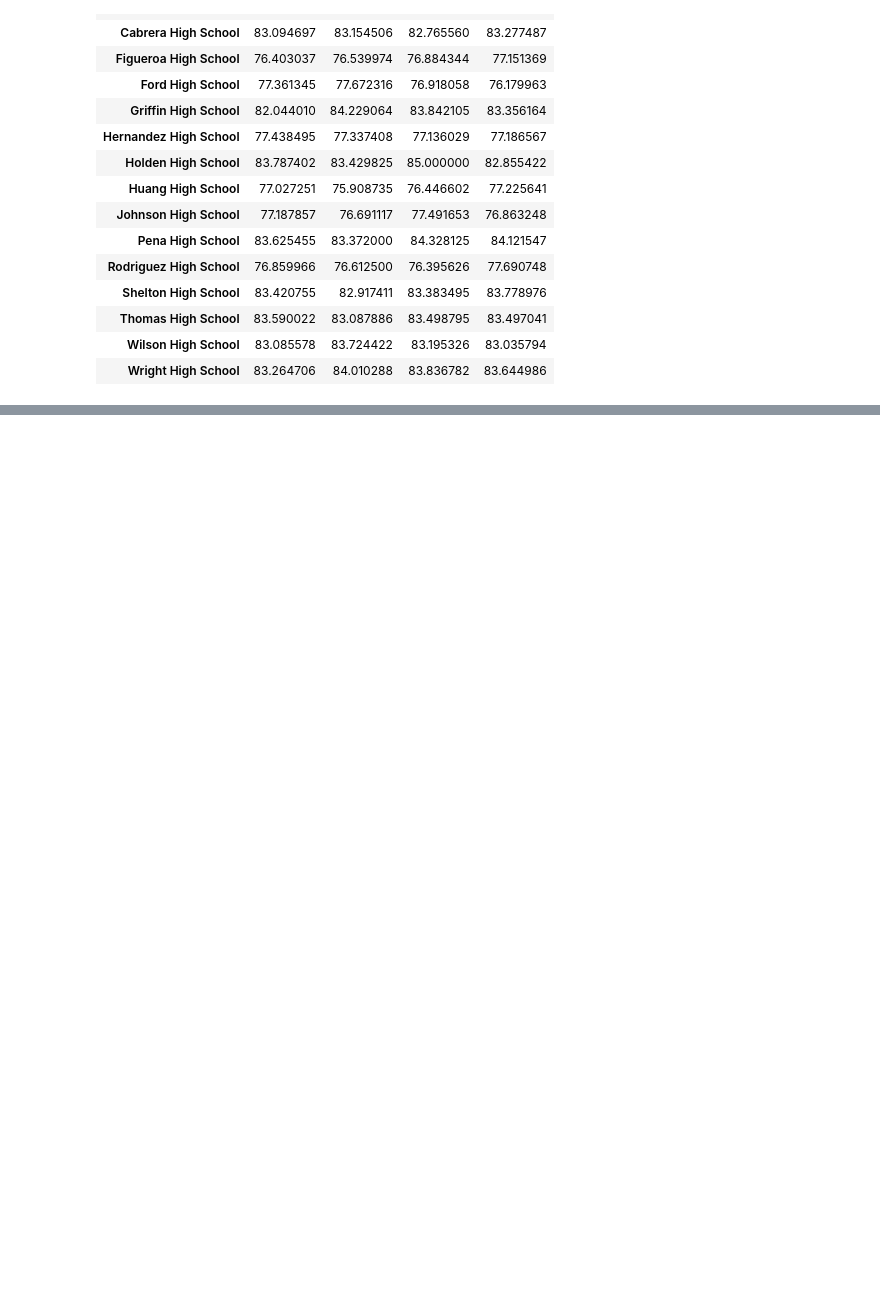
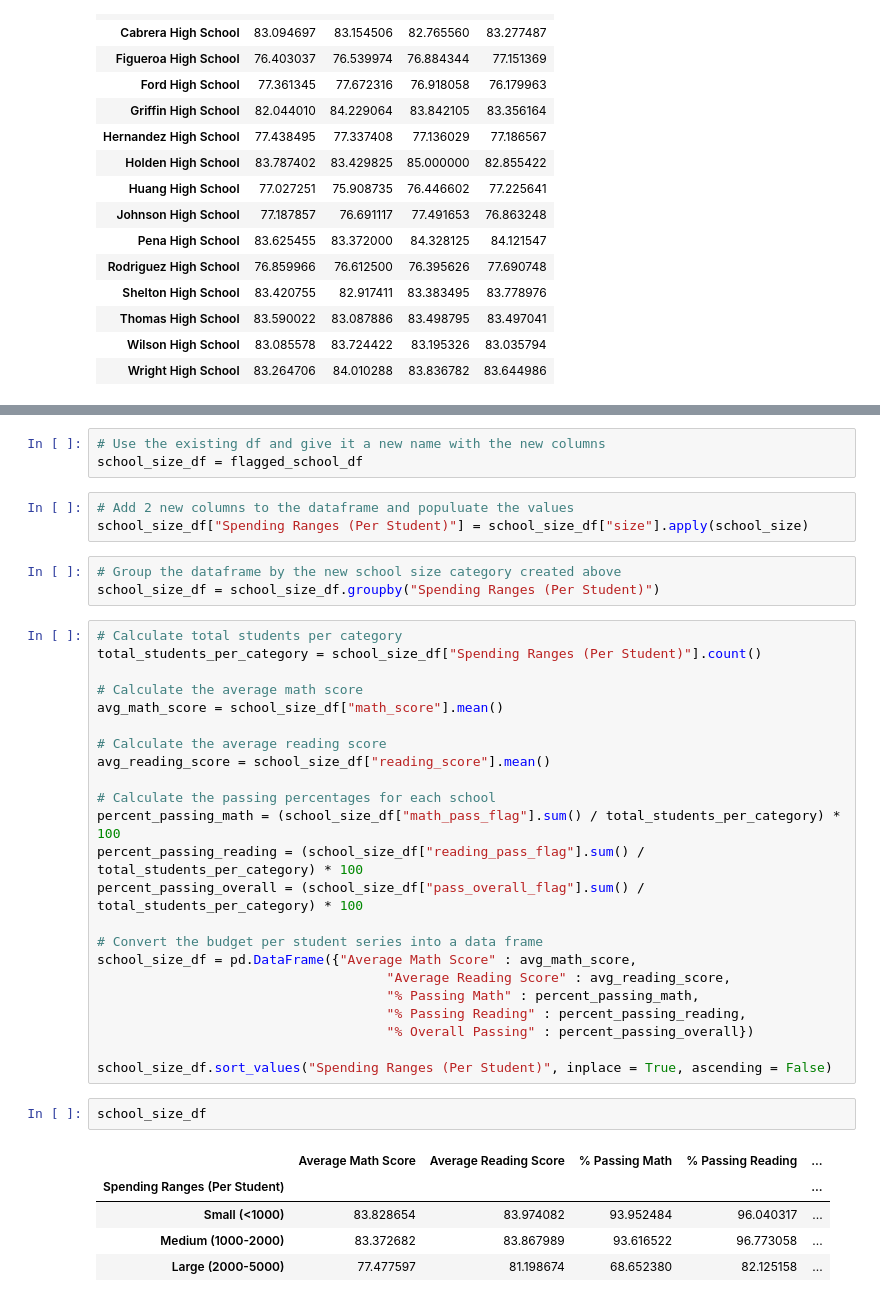
Before and after one commit to jbski/pandas-challenge, a Jupyter notebook: PyCitySchools/PyCitySchools.ipynb, the cells around one changed output, grey strips where cells are left out. Drawn from its saved outputs; the diff is of its cells as text; blank space fills up the shorter version.

```diff
--- a/PyCitySchools/PyCitySchools.ipynb
+++ b/PyCitySchools/PyCitySchools.ipynb
@@ -495,0 +723,40 @@ math_scores_by_grade_df
+# %%
+# Use the existing df and give it a new name with the new columns
+school_size_df = flagged_school_df
+# %%
+# Add 2 new columns to the dataframe and populuate the values
+school_size_df["Spending Ranges (Per Student)"] = school_size_df["size"].apply(school_size)
+# %%
+# Group the dataframe by the new school size category created above
+school_size_df = school_size_df.groupby("Spending Ranges (Per Student)")
+# %%
+# Calculate total students per category
+total_students_per_category = school_size_df["Spending Ranges (Per Student)"].count()
+
+# Calculate the average math score
+avg_math_score = school_size_df["math_score"].mean()
+
+# Calculate the average reading score
+avg_reading_score = school_size_df["reading_score"].mean()
+
+# Calculate the passing percentages for each school
+percent_passing_math = (school_size_df["math_pass_flag"].sum() / total_students_per_category) * 100
+percent_passing_reading = (school_size_df["reading_pass_flag"].sum() / total_students_per_category) * 100
+percent_passing_overall = (school_size_df["pass_overall_flag"].sum() / total_students_per_category) * 100
+
+# Convert the budget per student series into a data frame
+school_size_df = pd.DataFrame({"Average Math Score" : avg_math_score,
+                                     "Average Reading Score" : avg_reading_score,
+                                     "% Passing Math" : percent_passing_math,
+                                     "% Passing Reading" : percent_passing_reading,
+                                     "% Overall Passing" : percent_passing_overall})
+
+school_size_df.sort_values("Spending Ranges (Per Student)", inplace = True, ascending = False)
+# %%
+school_size_df
+# %% [output]
+|  | Average Math Score | Average Reading Score | % Passing Math | % Passing Reading | ... |
+| Spending Ranges (Per Student) |  |  |  |  | ... |
+| Small (<1000) | 83.828654 | 83.974082 | 93.952484 | 96.040317 | ... |
+| Medium (1000-2000) | 83.372682 | 83.867989 | 93.616522 | 96.773058 | ... |
+| Large (2000-5000) | 77.477597 | 81.198674 | 68.652380 | 82.125158 | ... |
```
Also changed, not shown: parts of 68 cells of this notebook, 2 other files.
